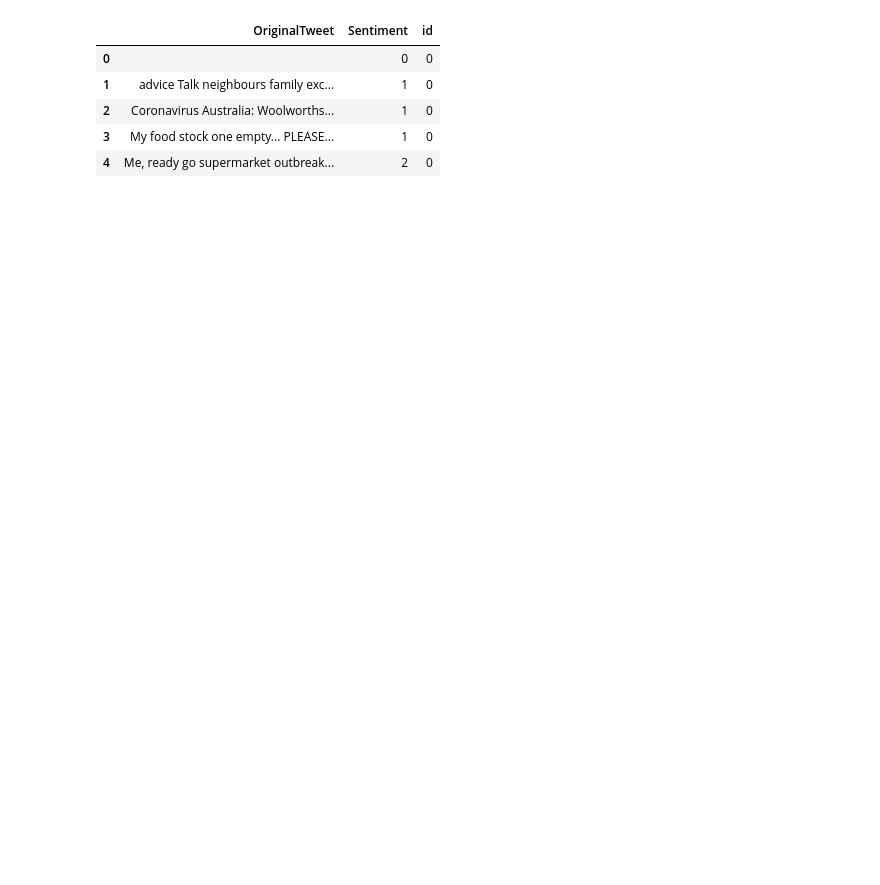
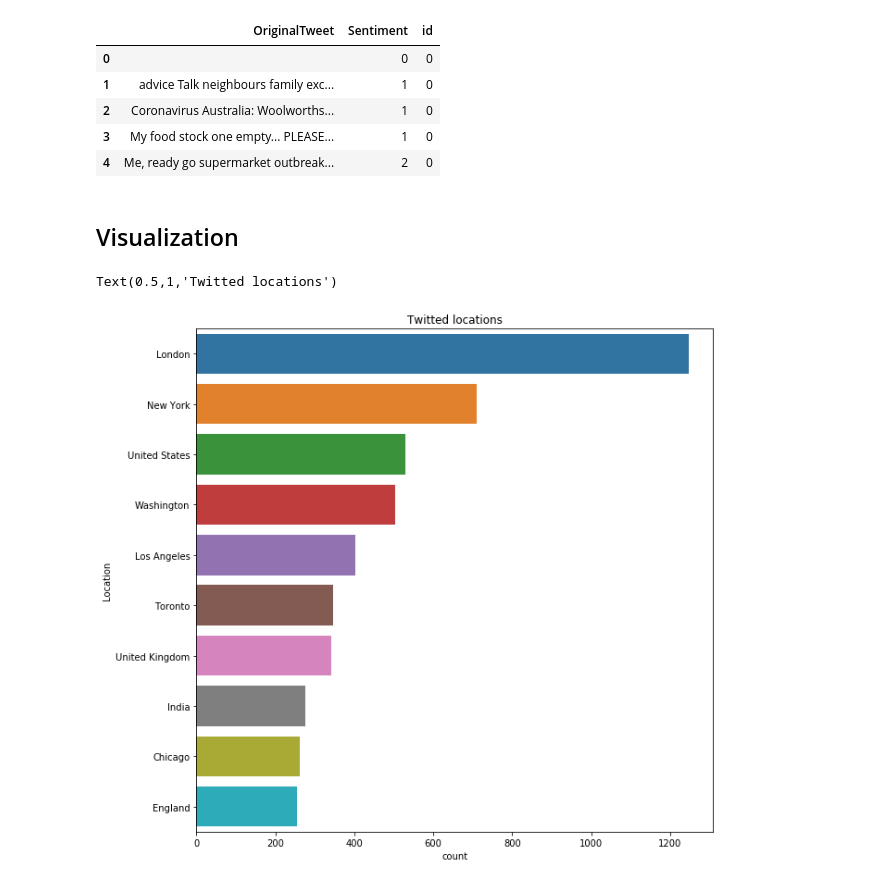
Before and after one commit to arunsundar022/Corona-tweet-sentiment-analysis, a Jupyter notebook: Corona-tweet-sentiment-analysis.ipynb, the cells around one changed output. Cells and saved outputs as stored; diff of their text form; code cells hidden in the pictures; blank space fills up the shorter version.

```diff
--- a/Corona-tweet-sentiment-analysis.ipynb
+++ b/Corona-tweet-sentiment-analysis.ipynb
@@ -8,6 +10,6 @@ import seaborn as sns
 # %%
-train = 'Corona_NLP_train.csv'
-test = 'Corona_NLP_test.csv'
+train = 'Data/Corona_NLP_train.csv'
+test = 'Data/Corona_NLP_test.csv'
 # %%
 trainOriginal = pd.read_csv(train, encoding='latin-1')
 testOriginal = pd.read_csv(test, encoding= 'latin-1')
@@ -263,3 +269,12 @@ covid.head()
 | 2 | Coronavirus Australia: Woolworths... | 1 | 0 |
 | 3 | My food stock one empty... PLEASE... | 1 | 0 |
 | 4 | Me, ready go supermarket outbreak... | 2 | 0 |
+# %% [markdown]
+## Visualization
+# %%
+plt.figure(figsize=(10,10))
+sns.countplot(y='Location',data=train,order=train.Location.value_counts().iloc[
+    0:10].index).set_title("Twitted locations")
+# %% [output]
+Text(0.5,1,'Twitted locations')
+[figure, added]
```
Also changed, not shown: parts of 38 cells of this notebook, 1 other file.
